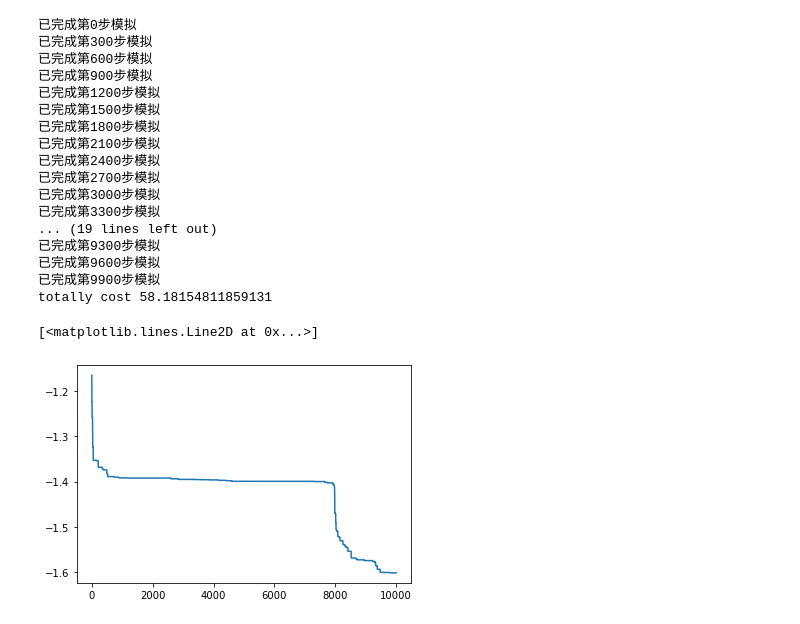
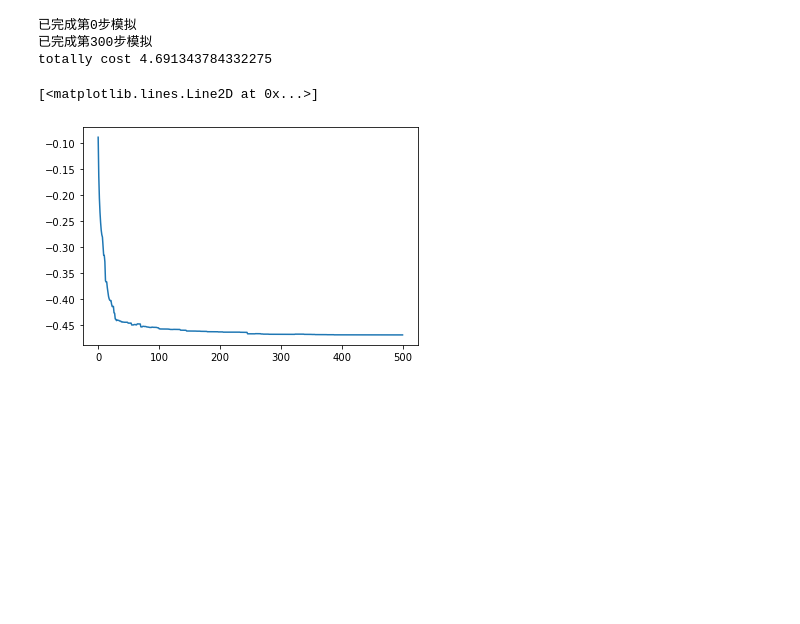
Before and after one commit to Yibo-Zhang/ising_model, a Jupyter notebook: python/heisenberg/Untitled.ipynb, the cells around one changed output. Saved outputs shown, nothing was run; the diff lists cells and outputs as text; code cells hidden in the pictures; blank space fills up the shorter version.

```diff
--- a/python/heisenberg/Untitled.ipynb
+++ b/python/heisenberg/Untitled.ipynb
@@ -3,26 +3,13 @@ import numpy as np
 from main import *
 import matplotlib.pyplot as plt
 # %%
-Energy,config,alpha  = perturbation_simulation(grid_size = 10, step=10000)
-plt.plot(Energy)
+Energy,config,alpha  = perturbation_simulation(grid_size = 10, step=500,lamda=0.6)
+everage_energy = [i/100 for i in Energy]
+plt.plot(everage_energy)
 # %% [output]
 已完成第0步模拟
 已完成第300步模拟
-已完成第600步模拟
-已完成第900步模拟
-已完成第1200步模拟
-已完成第1500步模拟
-已完成第1800步模拟
-已完成第2100步模拟
-已完成第2400步模拟
-已完成第2700步模拟
-已完成第3000步模拟
-已完成第3300步模拟
-... (19 lines left out)
-已完成第9300步模拟
-已完成第9600步模拟
-已完成第9900步模拟
-totally cost 58.18154811859131
+totally cost 4.691343784332275
 [<matplotlib.lines.Line2D at 0x...>]
-[figure, old version]
+[figure, new version]
 # %%
```
Also changed, not shown: parts of 4 cells of this notebook, 1 other file.
